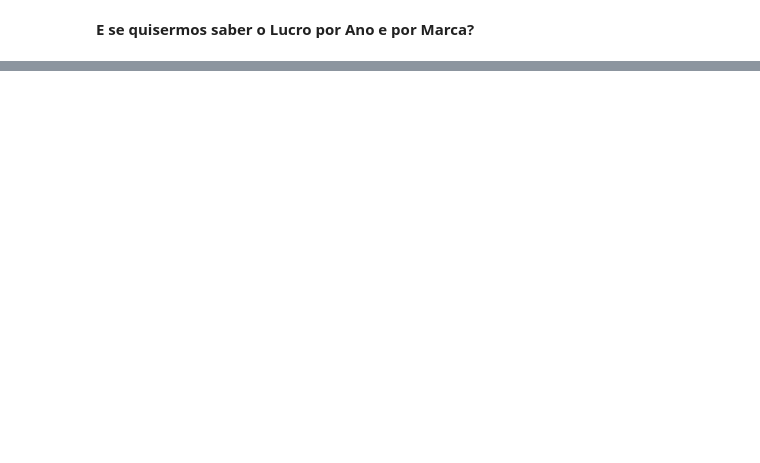
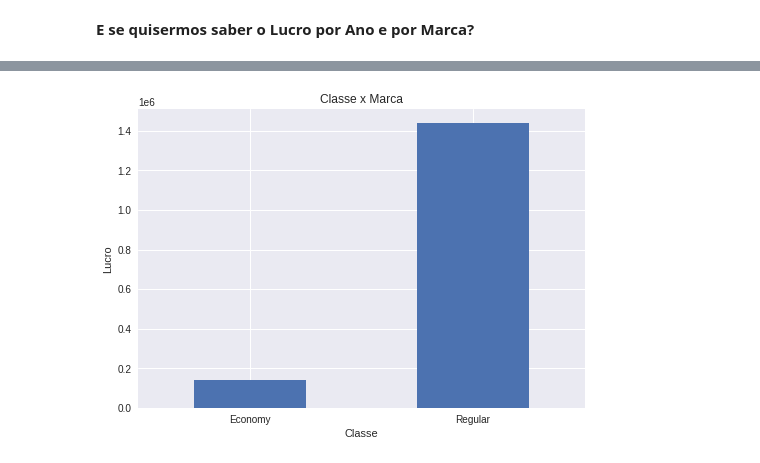
Before and after one commit to layansg/DIO-DESAFIO-analise-de-dados-com-python-e-pandas, a Jupyter notebook: Aula_Análise_Exploratória.ipynb, the cells around one changed output, grey strips where cells are left out. Saved outputs shown, nothing was run; the diff lists cells and outputs as text; code cells hidden in the pictures; blank space fills up the shorter version.

```diff
--- a/Aula_Análise_Exploratória.ipynb
+++ b/Aula_Análise_Exploratória.ipynb
@@ -95,9 +195,11 @@ plt.xticks(rotate="horizontal");
 # %%
 # Gráfico de Lucro x Classe do ano 2009
 df_2009.groupby("Classe")["Lucro"].sum().plot.bar(title="Classe x Marca")
 plt.xlabel("Classe")
 plt.ylabel("Lucro")
-plt.xticks(rotate="horizontal");
+plt.xticks(rotation="horizontal");
+# %% [output]
+[figure, added]
 # %%
 # Análise estatística
 df["Tempo_envio"].describe()
```
Also changed, not shown: parts of 26 cells of this notebook.
